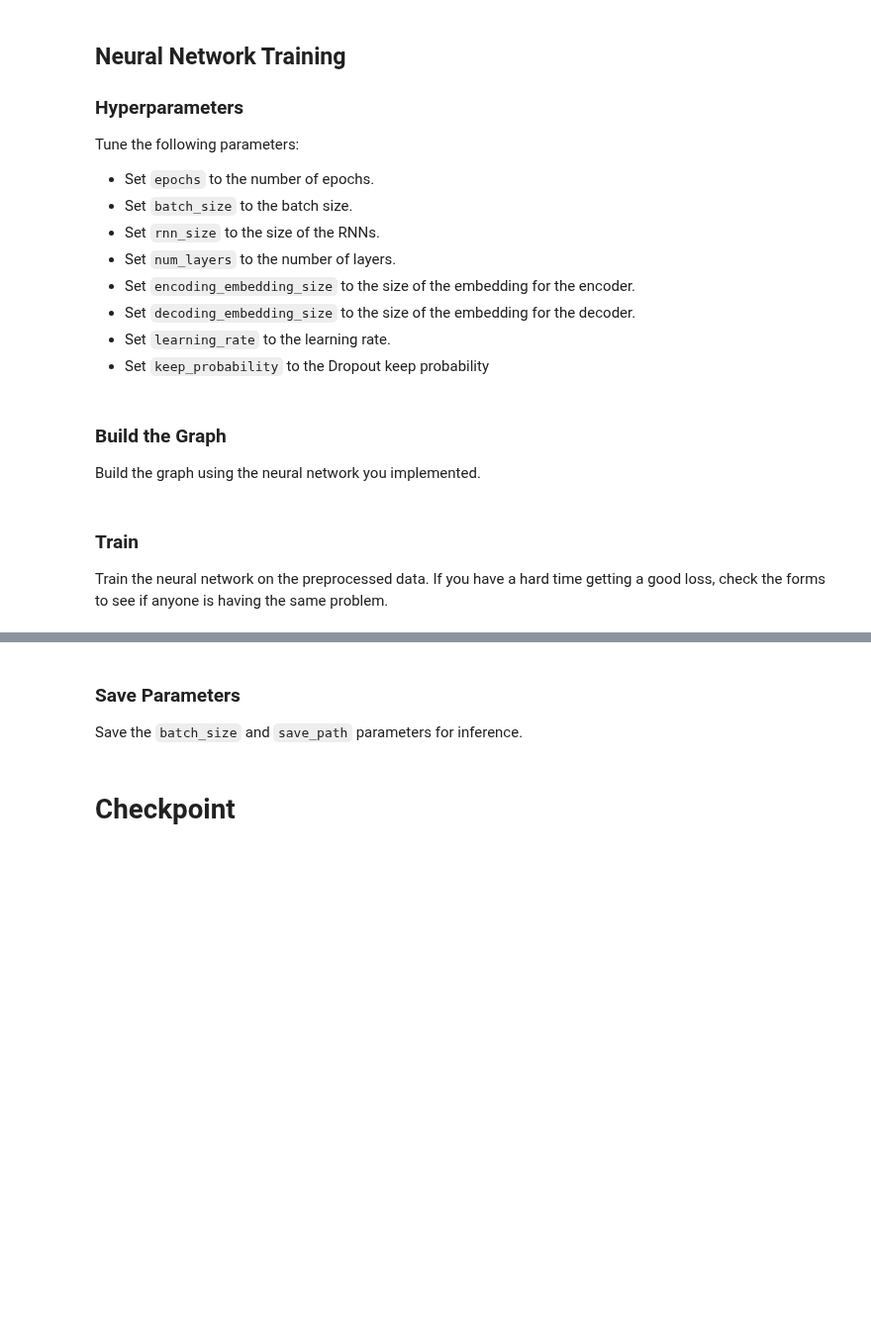
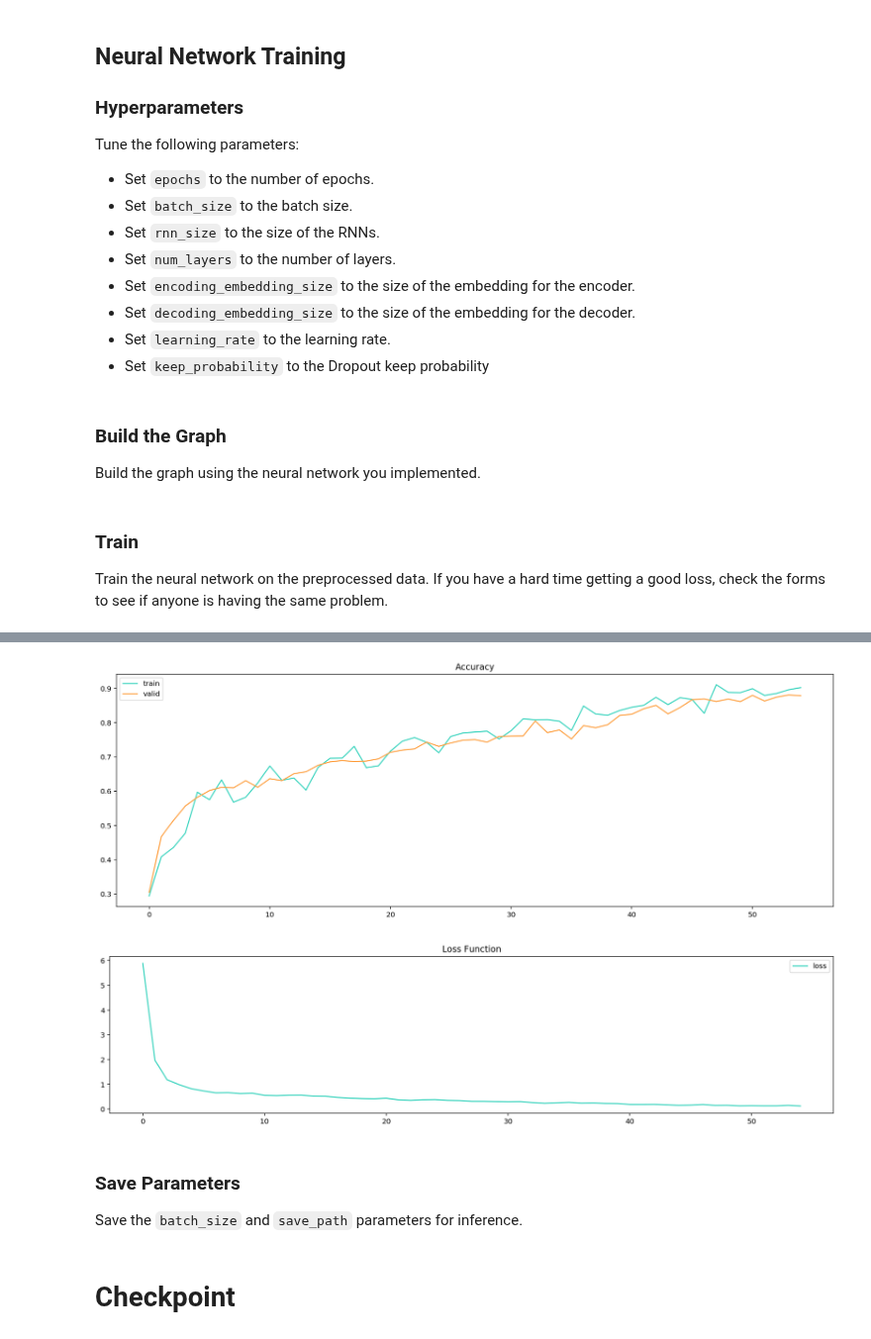
Before and after one commit to OlgaBelitskaya/deep_learning_nanodegree_nd101, a Jupyter notebook: Deep_Learning_ND_P4/DL_ND_P4_V1.ipynb, the cells around one changed output, grey strips where cells are left out. Shown at 99% size. Drawn from its saved outputs; the diff is of its cells as text; code cells hidden in the pictures; blank space fills up the shorter version.

```diff
--- a/Deep_Learning_ND_P4/DL_ND_P4_V1.ipynb
+++ b/Deep_Learning_ND_P4/DL_ND_P4_V1.ipynb
@@ -894,11 +894,11 @@ hide_code
 
 epochs = 5
 batch_size = 128
-rnn_size = 256
+rnn_size = 128
 num_layers = 2
 encoding_embedding_size = 32
 decoding_embedding_size = 32
-learning_rate = 0.001
+learning_rate = 0.005
 keep_probability = 0.5
 # %% [markdown]
 ### Build the Graph
@@ -981,7 +981,7 @@ with tf.Session(graph=train_graph) as sess:
                                              sequence_length: target_batch.shape[1],
                                              keep_prob: keep_probability})
 
-            if batch_i % 20 == 0:
+            if batch_i % 100 == 0:
                 summary_writer.add_summary(summary_str, batch_i)
 
             batch_train_logits = sess.run(
@@ -994,7 +994,7 @@ with tf.Session(graph=train_graph) as sess:
             train_acc = get_accuracy(target_batch, batch_train_logits)
             valid_acc = get_accuracy(np.array(valid_target), batch_valid_logits)
             end_time = time.time()
-            if batch_i % 20 == 0:
+            if batch_i % 100 == 0:
                 print('Epoch {:>3} | Batch {:>4}/{} | \
                 Train Accuracy: {:>6.3f} | Validation Accuracy: {:>6.3f} | Loss: {:>6.3f}'\
                       .format(epoch_i, batch_i, len(source_int_text) // batch_size,
@@ -1021,3 +1021,4 @@ with tf.Session(graph=train_graph) as sess:
     pyplot.plot(L, color = '#39d4be', label = 'loss')
     pyplot.legend()
     pyplot.title('Loss Function');
+# %% [output]
@@ -1024,3 +1042,5 @@ with tf.Session(graph=train_graph) as sess:
+[figure, added]
+[figure, added]
 # %% [markdown]
 ### Save Parameters
 Save the `batch_size` and `save_path` parameters for inference.
```
Also changed, not shown: parts of 2 cells of this notebook.
